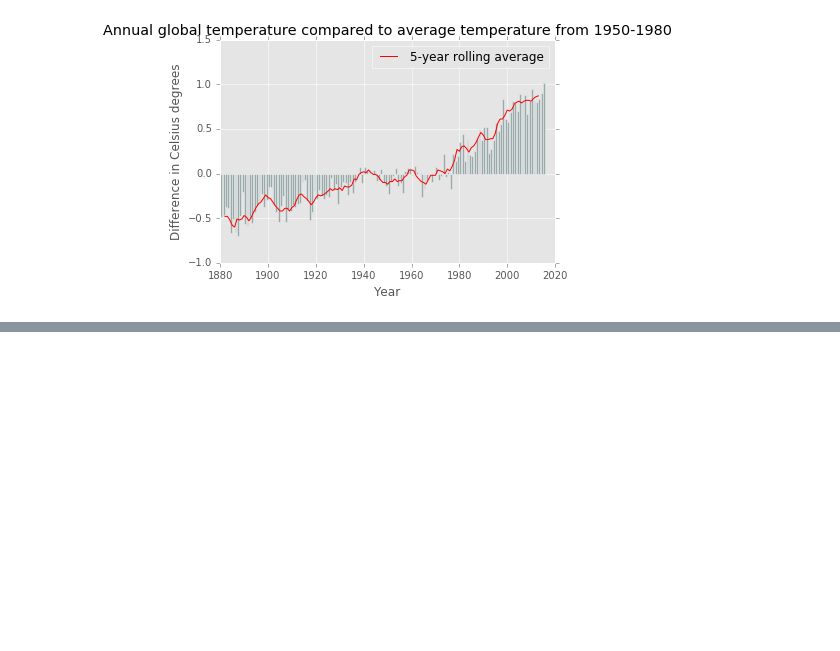
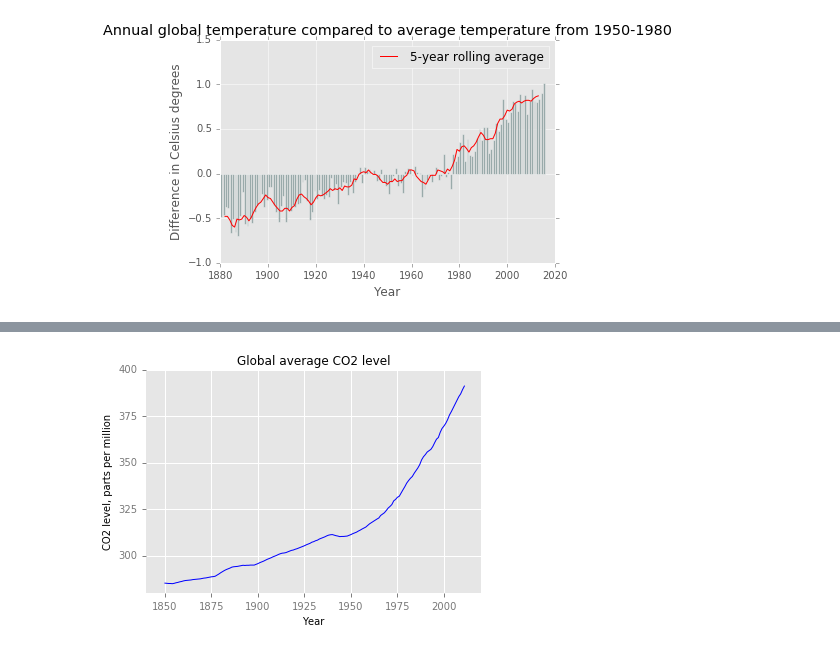
Before and after one commit to dannguyen/matplotlib-styling-tutorial, a Jupyter notebook: Mimicking ggplot2 styles.ipynb, the cells around one changed output, grey strips where cells are left out. Cells and saved outputs as stored; diff of their text form; code cells hidden in the pictures; blank space fills up the shorter version.

```diff
--- a/Mimicking ggplot2 styles.ipynb
+++ b/Mimicking ggplot2 styles.ipynb
@@ -134,0 +213,26 @@ with plt.style.context('ggplot'):
+# %%
+def make_gas_graph():
+    fig, ax = plt.subplots()
+    for s in ax.spines.values():
+        s.set_visible(False)
+    ax.plot(gas_years, gas_vals, zorder=3)
+    ax.set_xlabel('Year')
+    ax.set_ylabel('CO2 level, parts per million')
+    ax.set_title('Global average CO2 level')
+    ax.grid(color="#FFFFFF", linewidth=1, linestyle='-', zorder=0)
+    ax.set_axis_bgcolor('#E6E6E6')
+    ax.tick_params(top='off', right='off')
+    ax.tick_params(direction='out', pad=5)
+
+    return ax
+# %%
+# Font styling and axis cleanup
+import matplotlib.ticker as ticker
+
+ax = make_gas_graph()
+[t.set_color("#777777") for t in ax.get_xticklabels()]
+[t.set_color("#777777") for t in ax.get_yticklabels()]
+ax.xaxis.set_major_locator(ticker.MultipleLocator(25))
+ax.yaxis.set_major_locator(ticker.MultipleLocator(25))
+# %% [output]
+[figure, added]
```
Also changed, not shown: parts of 12 cells of this notebook, 1 other file.
